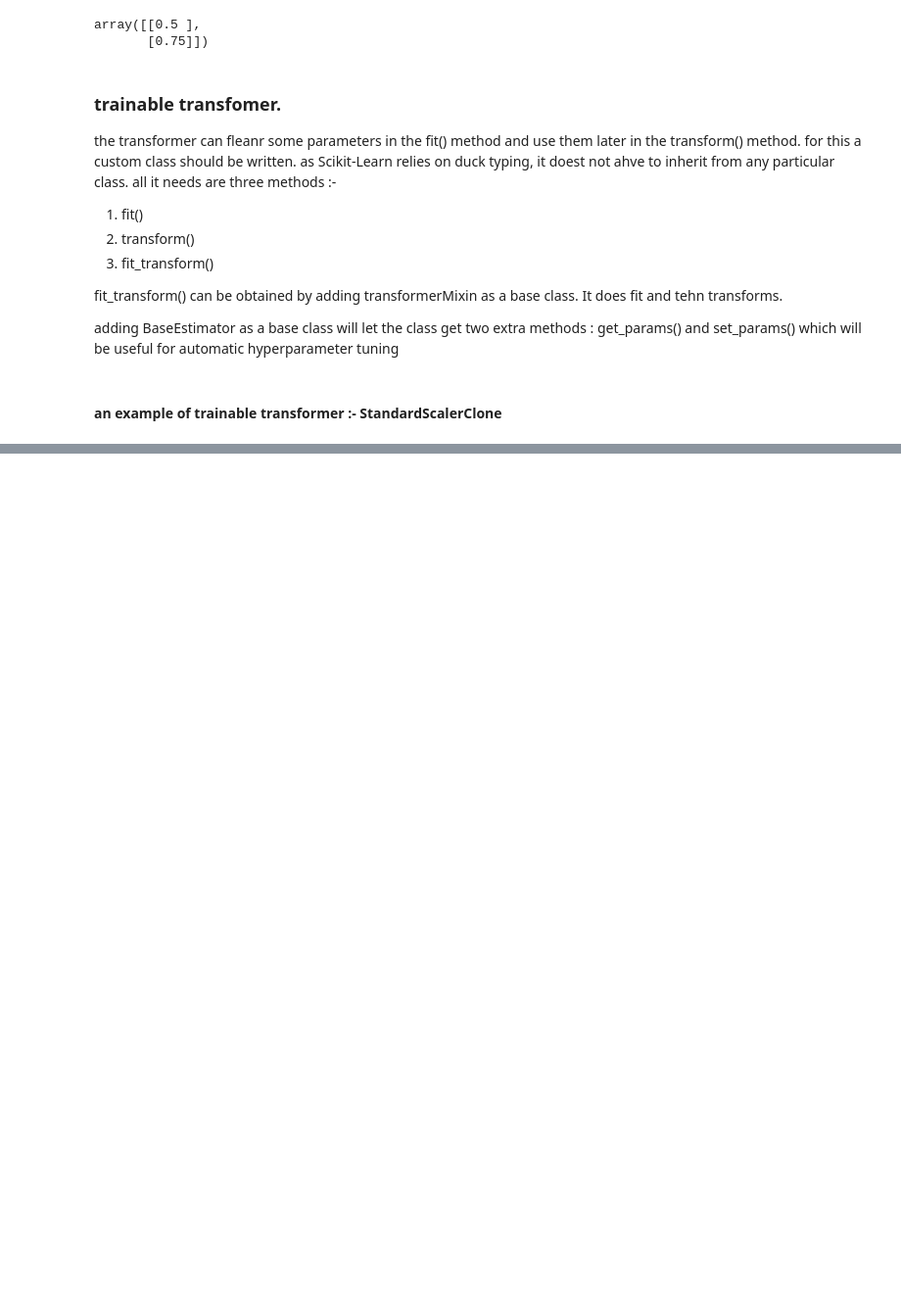
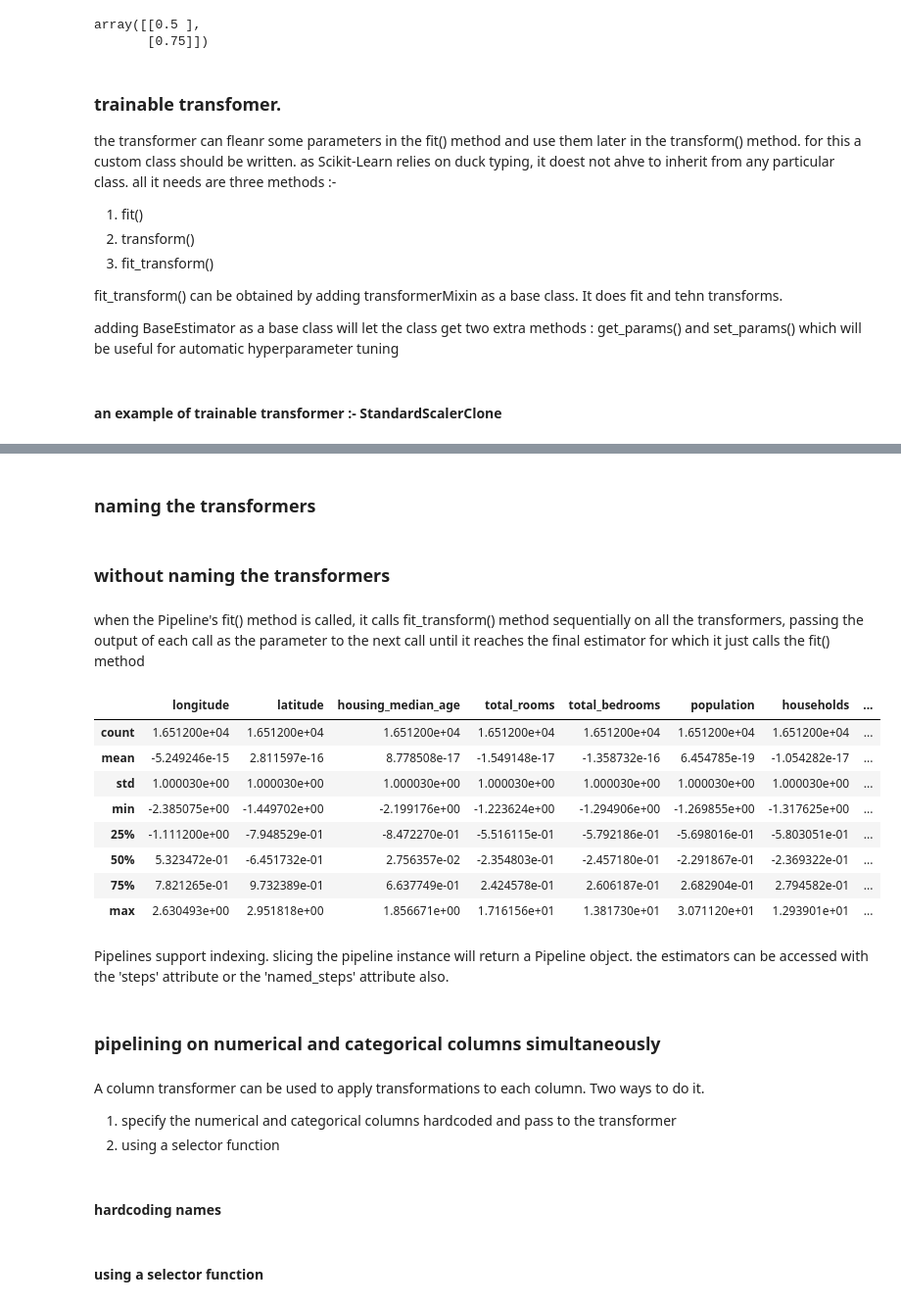
Before and after one commit to Peddinti-Sriram-Bharadwaj/ml, a Jupyter notebook: housing.ipynb, the cells around one changed output, grey strips where cells are left out. Shown: that part at 98% size. Drawn from its saved outputs; the diff is of its cells as text; code cells hidden in the pictures; blank space fills up the shorter version.

Commit message:
pipelines added. preprocessing is concluded now

```diff
--- a/housing.ipynb
+++ b/housing.ipynb
@@ -813,0 +841,2 @@ class StandardScalerClone(BaseEstimator, TransformerMixin):
+# %% [markdown]
+### naming the transformers
@@ -813,0 +850,38 @@ class StandardScalerClone(BaseEstimator, TransformerMixin):
+# %% [markdown]
+### without naming the transformers
+# %%
+from sklearn.pipeline import make_pipeline
+
+num_pipeline = make_pipeline(SimpleImputer(strategy = 'median'), StandardScaler())
+# %% [markdown]
+when the Pipeline's fit() method is called, it calls fit_transform() method sequentially on all the transformers, passing the output of each call as the parameter to the next call until it reaches the final estimator for which it just calls the fit() method
+# %%
+housing_numeric_prepared = num_pipeline.fit_transform(housing_numeric)
+housing_numeric_prepared_df = pd.DataFrame(
+    housing_numeric_prepared, columns = num_pipeline.get_feature_names_out(),
+    index = housing_numeric.index)
+housing_numeric_prepared_df.describe()
+# %% [output]
+|  | longitude | latitude | housing_median_age | total_rooms | total_bedrooms | population | households | ... |
+| count | 1.651200e+04 | 1.651200e+04 | 1.651200e+04 | 1.651200e+04 | 1.651200e+04 | 1.651200e+04 | 1.651200e+04 | ... |
+| mean | -5.249246e-15 | 2.811597e-16 | 8.778508e-17 | -1.549148e-17 | -1.358732e-16 | 6.454785e-19 | -1.054282e-17 | ... |
+| std | 1.000030e+00 | 1.000030e+00 | 1.000030e+00 | 1.000030e+00 | 1.000030e+00 | 1.000030e+00 | 1.000030e+00 | ... |
+| min | -2.385075e+00 | -1.449702e+00 | -2.199176e+00 | -1.223624e+00 | -1.294906e+00 | -1.269855e+00 | -1.317625e+00 | ... |
+| 25% | -1.111200e+00 | -7.948529e-01 | -8.472270e-01 | -5.516115e-01 | -5.792186e-01 | -5.698016e-01 | -5.803051e-01 | ... |
+| 50% | 5.323472e-01 | -6.451732e-01 | 2.756357e-02 | -2.354803e-01 | -2.457180e-01 | -2.291867e-01 | -2.369322e-01 | ... |
+| 75% | 7.821265e-01 | 9.732389e-01 | 6.637749e-01 | 2.424578e-01 | 2.606187e-01 | 2.682904e-01 | 2.794582e-01 | ... |
+| max | 2.630493e+00 | 2.951818e+00 | 1.856671e+00 | 1.716156e+01 | 1.381730e+01 | 3.071120e+01 | 1.293901e+01 | ... |
+# %% [markdown]
+Pipelines support indexing.
+slicing the pipeline instance will return a Pipeline object.
+the estimators can be accessed with the 'steps' attribute or the 'named_steps' attribute also.
+# %% [markdown]
+### pipelining on numerical and categorical columns simultaneously
+# %% [markdown]
+A column transformer can be used to apply transformations to each column.
+Two ways to do it.
+
+1) specify the numerical and categorical columns hardcoded and pass to the transformer
+2) using a selector function
+# %% [markdown]
+#### hardcoding names
@@ -813,0 +903,2 @@ class StandardScalerClone(BaseEstimator, TransformerMixin):
+# %% [markdown]
+#### using a selector function
```
Also changed, not shown: parts of 15 cells of this notebook.
